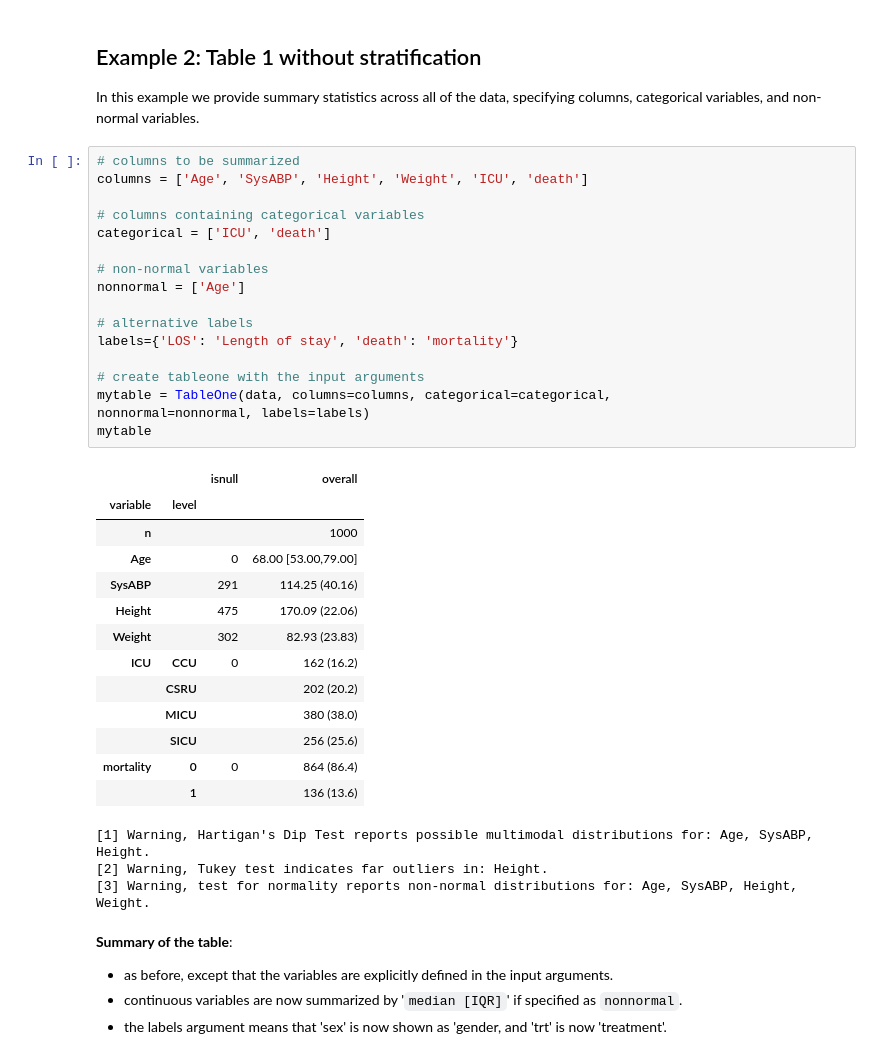
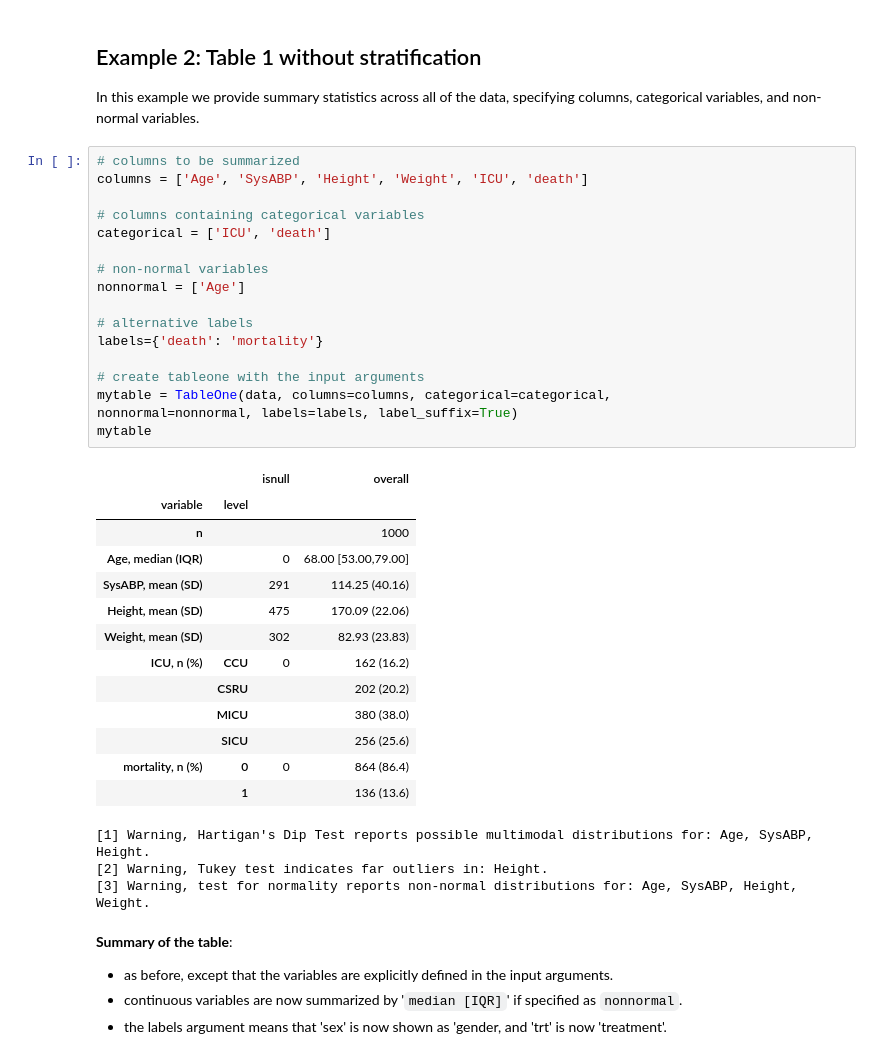
Before and after one commit to tompollard/tableone, a Jupyter notebook: tableone.ipynb, the cells around one changed output. Cells and saved outputs as stored; diff of their text form.

Commit message:
append summary type to label. ref #68

```diff
--- a/tableone.ipynb
+++ b/tableone.ipynb
@@ -120,33 +121,33 @@ In this example we provide summary statistics across all of the data, specifying
 # %%
 # columns to be summarized
 columns = ['Age', 'SysABP', 'Height', 'Weight', 'ICU', 'death']
 
 # columns containing categorical variables
 categorical = ['ICU', 'death']
 
 # non-normal variables
 nonnormal = ['Age']
 
 # alternative labels
-labels={'LOS': 'Length of stay', 'death': 'mortality'}
+labels={'death': 'mortality'}
 
 # create tableone with the input arguments
 mytable = TableOne(data, columns=columns, categorical=categorical,
-nonnormal=nonnormal, labels=labels)
+nonnormal=nonnormal, labels=labels, label_suffix=True)
 mytable
 # %% [output]
 |  |  | isnull | overall |
 | variable | level |  |  |
 | n |  |  | 1000 |
-| Age |  | 0 | 68.00 [53.00,79.00] |
-| SysABP |  | 291 | 114.25 (40.16) |
-| Height |  | 475 | 170.09 (22.06) |
-| Weight |  | 302 | 82.93 (23.83) |
-| ICU | CCU | 0 | 162 (16.2) |
+| Age, median (IQR) |  | 0 | 68.00 [53.00,79.00] |
+| SysABP, mean (SD) |  | 291 | 114.25 (40.16) |
+| Height, mean (SD) |  | 475 | 170.09 (22.06) |
+| Weight, mean (SD) |  | 302 | 82.93 (23.83) |
+| ICU, n (%) | CCU | 0 | 162 (16.2) |
 |  | CSRU |  | 202 (20.2) |
 |  | MICU |  | 380 (38.0) |
 |  | SICU |  | 256 (25.6) |
-| mortality | 0 | 0 | 864 (86.4) |
+| mortality, n (%) | 0 | 0 | 864 (86.4) |
 |  | 1 |  | 136 (13.6) |
 [1] Warning, Hartigan's Dip Test reports possible multimodal distributions for: Age, SysABP, Height.
 [2] Warning, Tukey test indicates far outliers in: Height.
```
Also changed, not shown: parts of 7 cells of this notebook, 3 other files.
